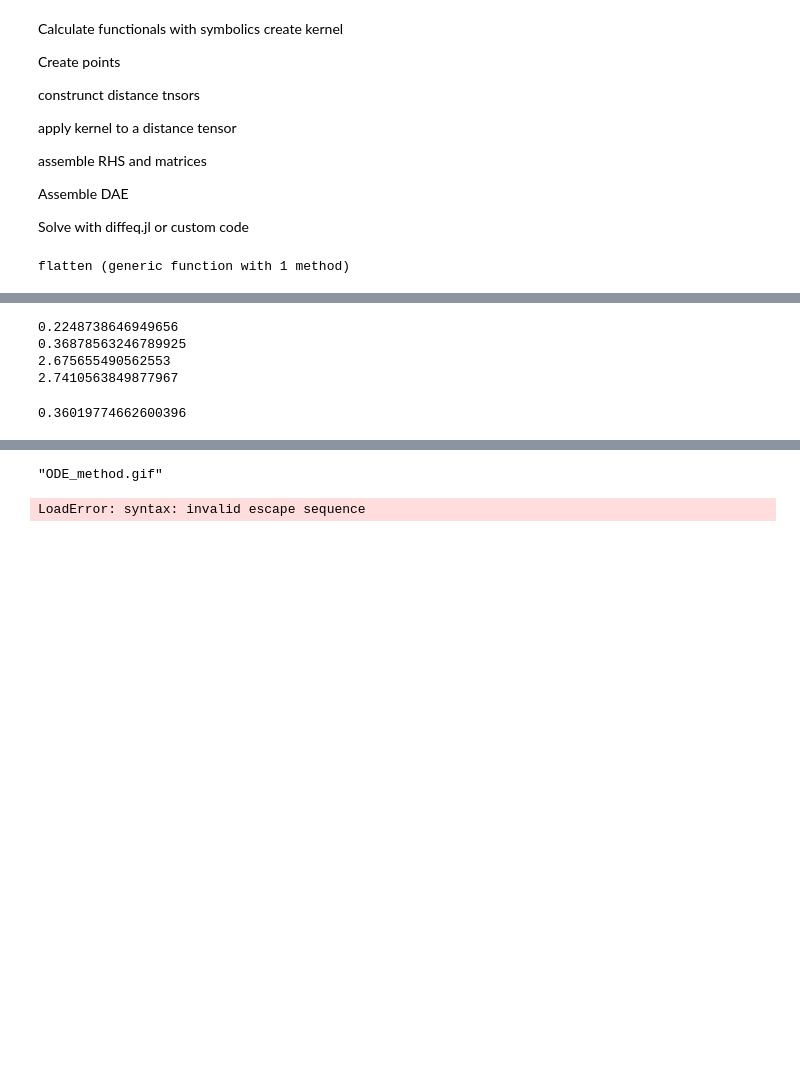
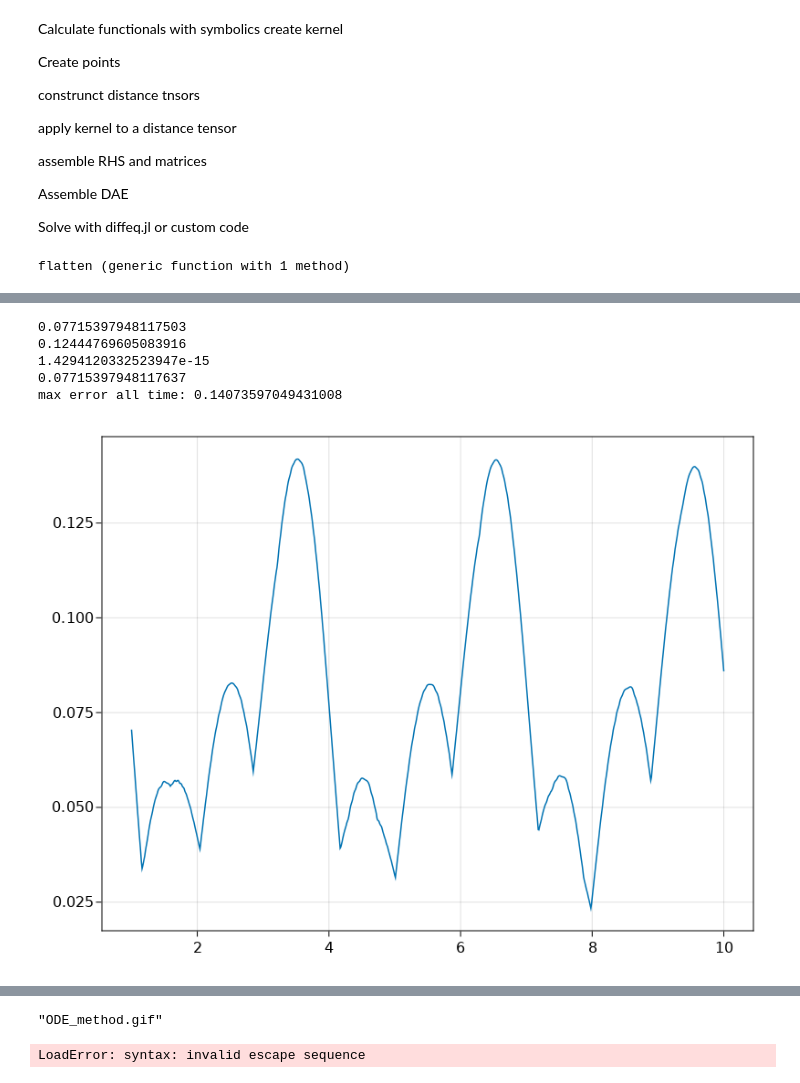
Before and after one commit to Volodymyr-Y/RBF-PDEs, a Jupyter notebook: circular_stokes_flow/ODE_formulation.ipynb, the cells around one changed output, grey strips where cells are left out. Cells and saved outputs as stored; diff of their text form; code cells hidden in the pictures; blank space fills up the shorter version.

```diff
--- a/circular_stokes_flow/ODE_formulation.ipynb
+++ b/circular_stokes_flow/ODE_formulation.ipynb
@@ -41,26 +41,26 @@ const nu = 1.0
 Φ_curl = ([-∂₁(∂₁(ϕ)) -∂₁(∂₂(ϕ)); -∂₁(∂₂(ϕ)) -∂₂(∂₂(ϕ))])
 Φ = [ϕ 0.0 0.0; 0.0 ϕ 0.0;0.0 0.0 ϕ]
 #ΔΦ = [Δ(ϕ) 0 ; 0 Δ(ϕ)]
-true_u₁ = -x₂*π*sin(π*0.5*(x₁*x₁ + x₂*x₂))*sin(π*t)
-true_u₂ =  x₁*π*sin(π*0.5*(x₁*x₁ + x₂*x₂))*sin(π*t)
-true_∂ₜu₁ = ∂ₜ(true_u₁)
-true_∂ₜu₂  = ∂ₜ(true_u₂)
+true_u = -x₂*π*sin(π*0.5*(x₁*x₁ + x₂*x₂))*sin(π*t)
+true_v =  x₁*π*sin(π*0.5*(x₁*x₁ + x₂*x₂))*sin(π*t)
+true_∂ₜu = ∂ₜ(true_u)
+true_∂ₜv  = ∂ₜ(true_v)
 true_p = sin(x₁-x₂+t)
 true_∂₁p = ∂₁(true_p)
 true_∂₂p = ∂₂(true_p)
-f₁ = ∂ₜ(true_u₁) - nu*Δ(true_u₁) + true_∂₁p
-f₂ = ∂ₜ(true_u₂) - nu*Δ(true_u₂) + true_∂₂p
+f₁ = ∂ₜ(true_u) - nu*Δ(true_u) + true_∂₁p
+f₂ = ∂ₜ(true_v) - nu*Δ(true_v) + true_∂₂p
 
 
-true_u₁ = eval(build_function(true_u₁,x₁, x₂, t))
-true_u₂ = eval(build_function(true_u₂,x₁, x₂, t))
+true_u = eval(build_function(true_u,x₁, x₂, t))
+true_v = eval(build_function(true_v,x₁, x₂, t))
 true_p = eval(build_function(true_p,x₁, x₂, t))
 true_∂₁p = eval(build_function(true_∂₁p,x₁, x₂, t))
 true_∂₂p = eval(build_function(true_∂₂p,x₁, x₂, t))
 f₁ = eval(build_function(f₁,x₁, x₂, t))
 f₂ = eval(build_function(f₂,x₁, x₂, t))
-∂ₜu₁ = eval(build_function(true_∂ₜu₁,x₁, x₂, t))
-∂ₜu₂  = eval(build_function(true_∂ₜu₂,x₁, x₂, t))
+∂ₜu = eval(build_function(true_∂ₜu,x₁, x₂, t))
+∂ₜv  = eval(build_function(true_∂ₜv,x₁, x₂, t))
 zero_func(x₁,x₂,t) = 0.0
 #display(Φ)
 #display(Φ[1,:])
@@ -70,8 +70,13 @@ zero_func(x₁,x₂,t) = 0.0
 λ₄(x) = x[1]
 λ₅(x) = x[2]
 
-λ∂ₜu₁(x) = Δ(x[1]) - ∂₁(x[3])
-λ∂ₜu₂(x) = Δ(x[2]) - ∂₂(x[3])
+λ∂ₜu1(x) = Δ(x[1]) - ∂₁(x[3]) # functional applied to the 1st variable
+λ∂ₜv1(x) = Δ(x[2]) - ∂₂(x[3])
+
+λ∂ₜu2(x) = Δ(x[1]) + ∂₁(x[3]) # functional applied to the 2nd variable
+λ∂ₜv2(x) = Δ(x[2]) + ∂₂(x[3])
+
+
 λ∇u(x) = ∂₁(x[1]) + ∂₂(x[2])
 λ∂₁p(x)  = ∂₁(x[3])
 λ∂₂p(x)  = ∂₂(x[3])
@@ -255,8 +250,8 @@ max eigenval: -14.696323433807015
 # %%
 
 u0 = u_true(0)
-display(u0)
-t_interval = (0.0,2)
+#display(u0)
+t_interval = (0.0,10)
 function stokes(du, u, p, t)
     A,B,g,f = p
     du .= A * u .+ B * g(t) .+ f(t)
@@ -264,5 +259,5 @@ function stokes(du, u, p, t)
 end
 func = ODEFunction(stokes)
 prob = ODEProblem(func, u0, t_interval, [A,B,g,f])
-sol = solve(prob, ImplicitEuler())
+sol = solve(prob, ABDF2())
 # %% [output]
@@ -303,16 +281,18 @@ t: 584-element Vector{Float64}:
 # %%
-tt = 0.5
-println(maximum(sol(tt)[1:2*N_i] .- u_true(tt)))
+tt = 4
+println(maximum(abs.(sol(tt)[1:2*N_i] .- u_true(tt))))
 #display(vcat(sol.(0.0:0.01:2.0)...))
 #display(vcat(u_true.(0.0:0.01:2.0)...))
 println(maximum(vcat(sol.(0.0:0.01:2.0)...) .- vcat(u_true.(0.0:0.01:2.0)...)))
 println(maximum(u_true(tt)))
 println(maximum(sol(tt)))
-max_error(sol,u_true,N_i*2)
+println("max error all time: ",max_error(sol,u_true,N_i*2))
+lines(1:0.01:10,[maximum(abs.(sol(tt)[1:2*N_i] .- u_true(tt))) for tt in 1:0.01:10])
 # %% [output]
-0.2248738646949656
-0.36878563246789925
-2.675655490562553
-2.7410563849877967
+0.07715397948117503
+0.12444769605083916
+1.4294120332523947e-15
+0.07715397948117637
+max error all time: 0.14073597049431008
-0.36019774662600396
+[figure, added]
 # %%
```
Also changed, not shown: parts of 4 cells of this notebook, 1 other file.
